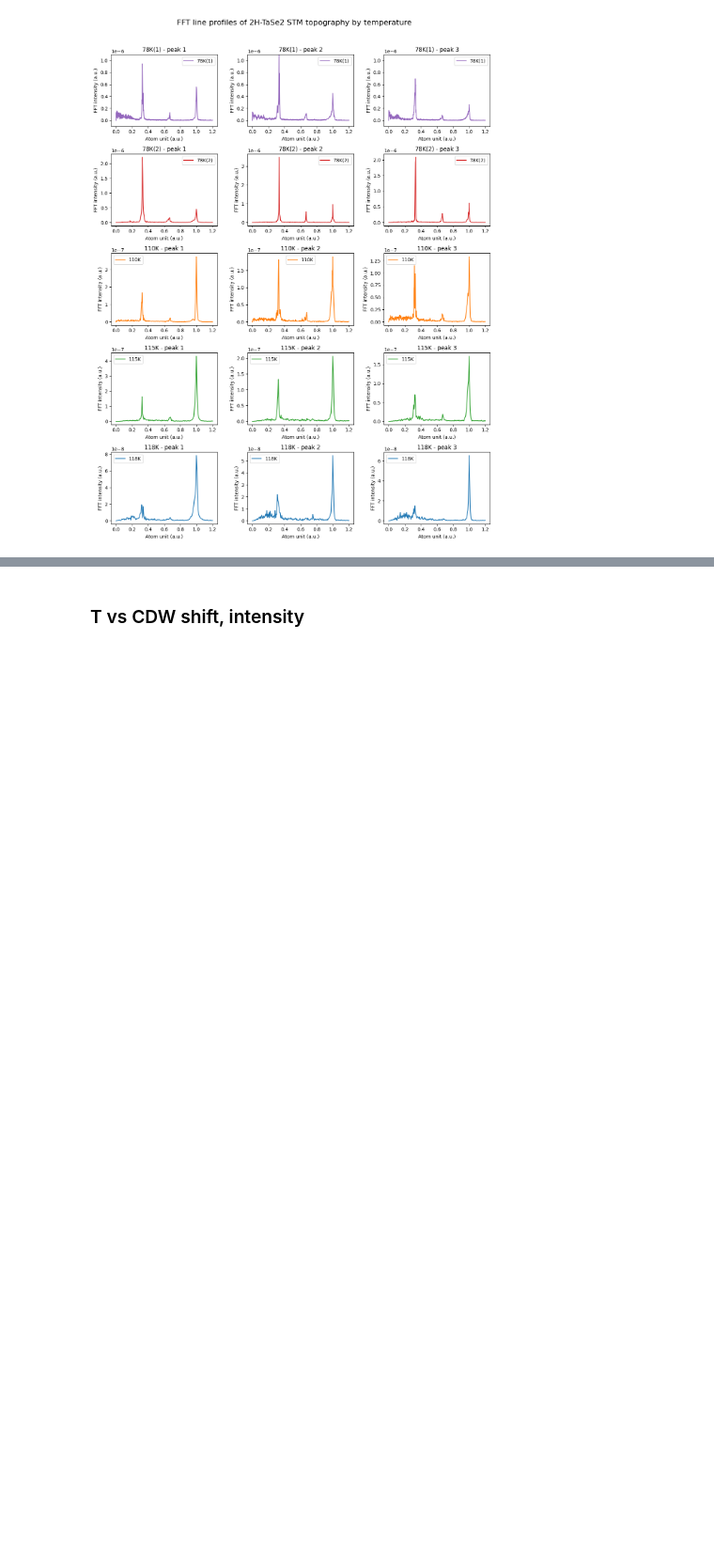
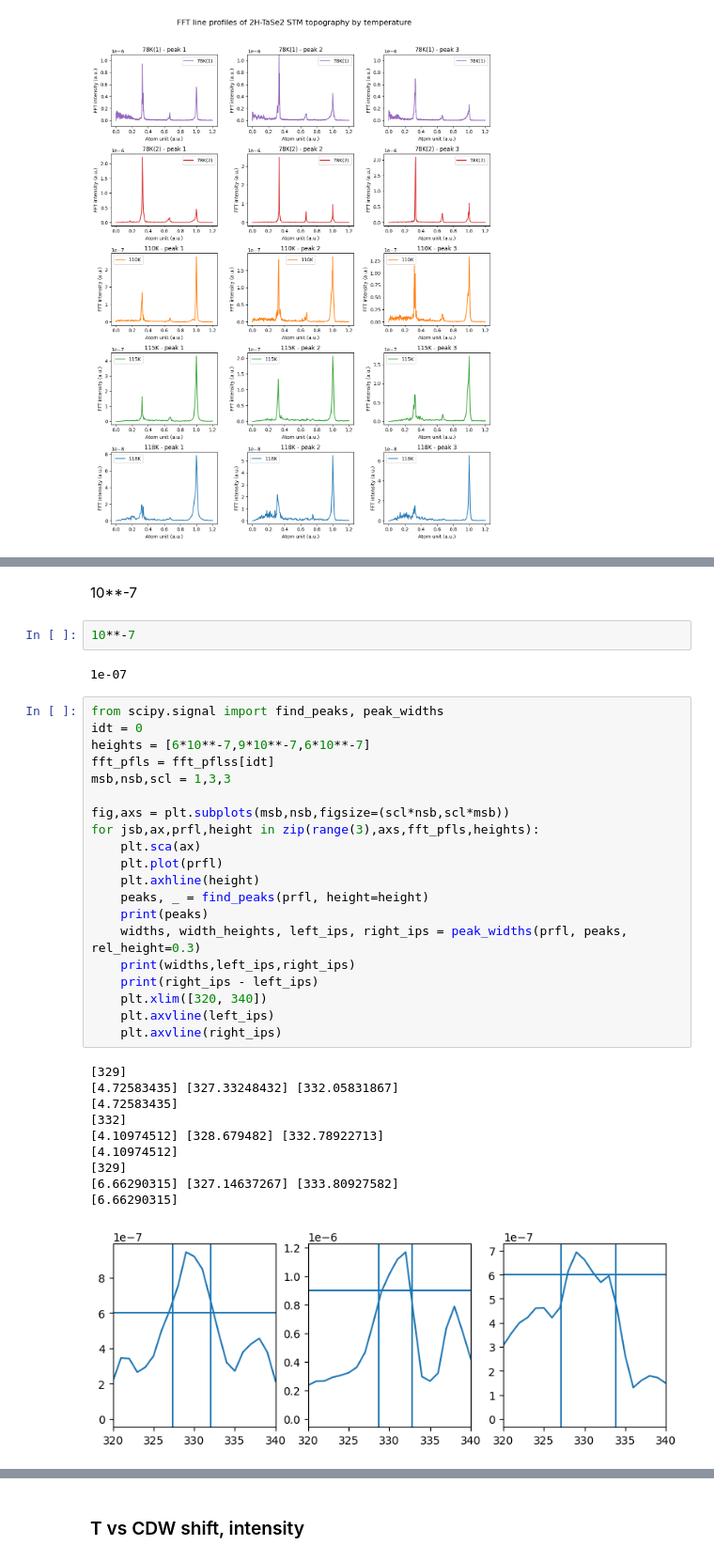
Before and after one commit to Potdooshami/2H_TaSe2_Tc_STM, a Jupyter notebook: B02_fft_autocorr.ipynb, the cells around one changed output, grey strips where cells are left out. Shown at 94% size. Cells and saved outputs as stored; diff of their text form; blank space fills up the shorter version.

```diff
--- a/B02_fft_autocorr.ipynb
+++ b/B02_fft_autocorr.ipynb
@@ -273,0 +318,37 @@ fig.savefig(fm.get_filepath('id_file'),format='svg')
+# %% [markdown]
+10**-7
+# %%
+10**-7
+# %% [output]
+1e-07
+# %%
+from scipy.signal import find_peaks, peak_widths
+idt = 0
+heights = [6*10**-7,9*10**-7,6*10**-7]
+fft_pfls = fft_pflss[idt]
+msb,nsb,scl = 1,3,3
+
+fig,axs = plt.subplots(msb,nsb,figsize=(scl*nsb,scl*msb))
+for jsb,ax,prfl,height in zip(range(3),axs,fft_pfls,heights):
+    plt.sca(ax)
+    plt.plot(prfl)
+    plt.axhline(height)
+    peaks, _ = find_peaks(prfl, height=height)
+    print(peaks)
+    widths, width_heights, left_ips, right_ips = peak_widths(prfl, peaks, rel_height=0.3)
+    print(widths,left_ips,right_ips)
+    print(right_ips - left_ips)
+    plt.xlim([320, 340])
+    plt.axvline(left_ips)
+    plt.axvline(right_ips)
+# %% [output]
+[329]
+[4.72583435] [327.33248432] [332.05831867]
+[4.72583435]
+[332]
+[4.10974512] [328.679482] [332.78922713]
+[4.10974512]
+[329]
+[6.66290315] [327.14637267] [333.80927582]
+[6.66290315]
+[figure, added]
```
Also changed, not shown: parts of 5 cells of this notebook.
